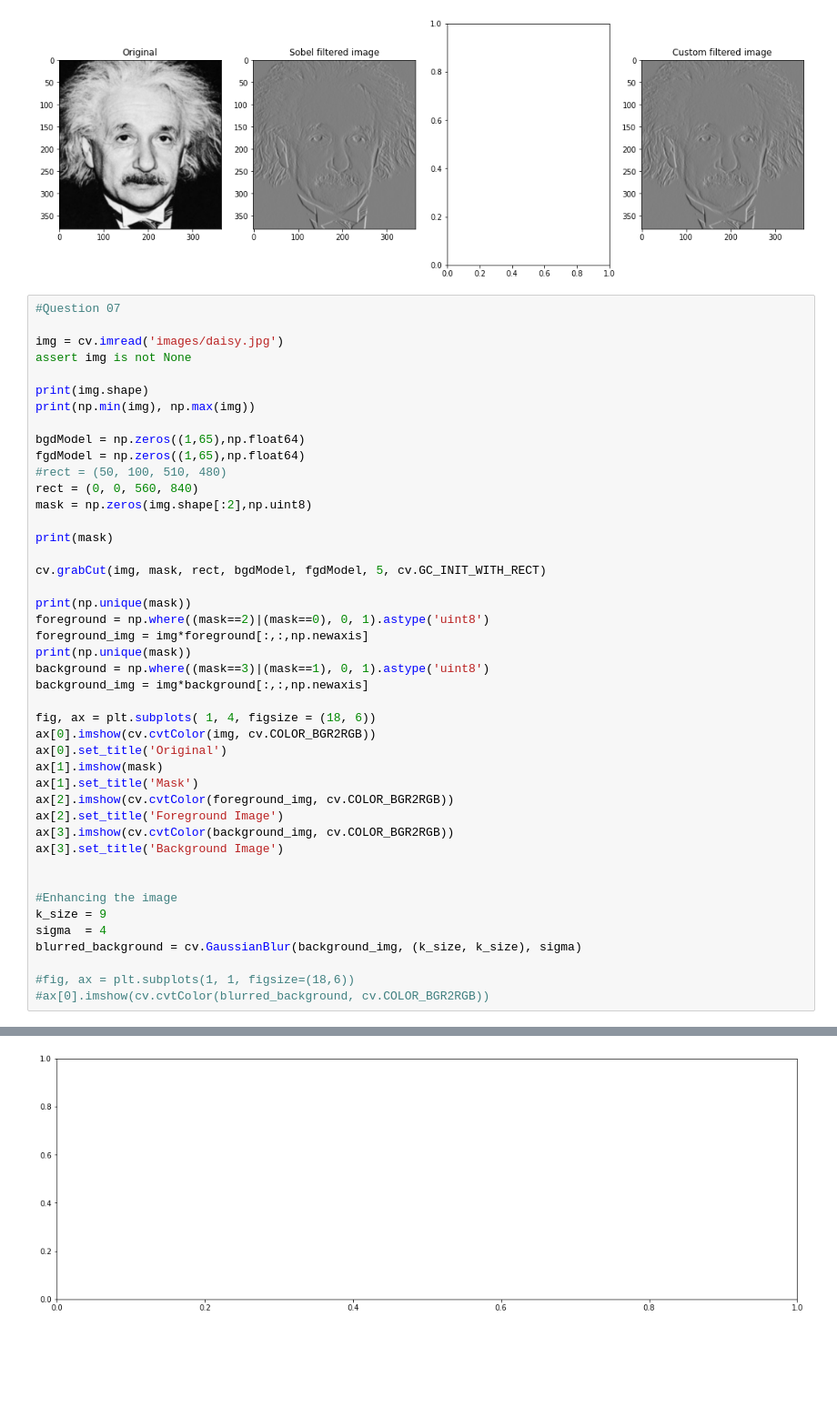
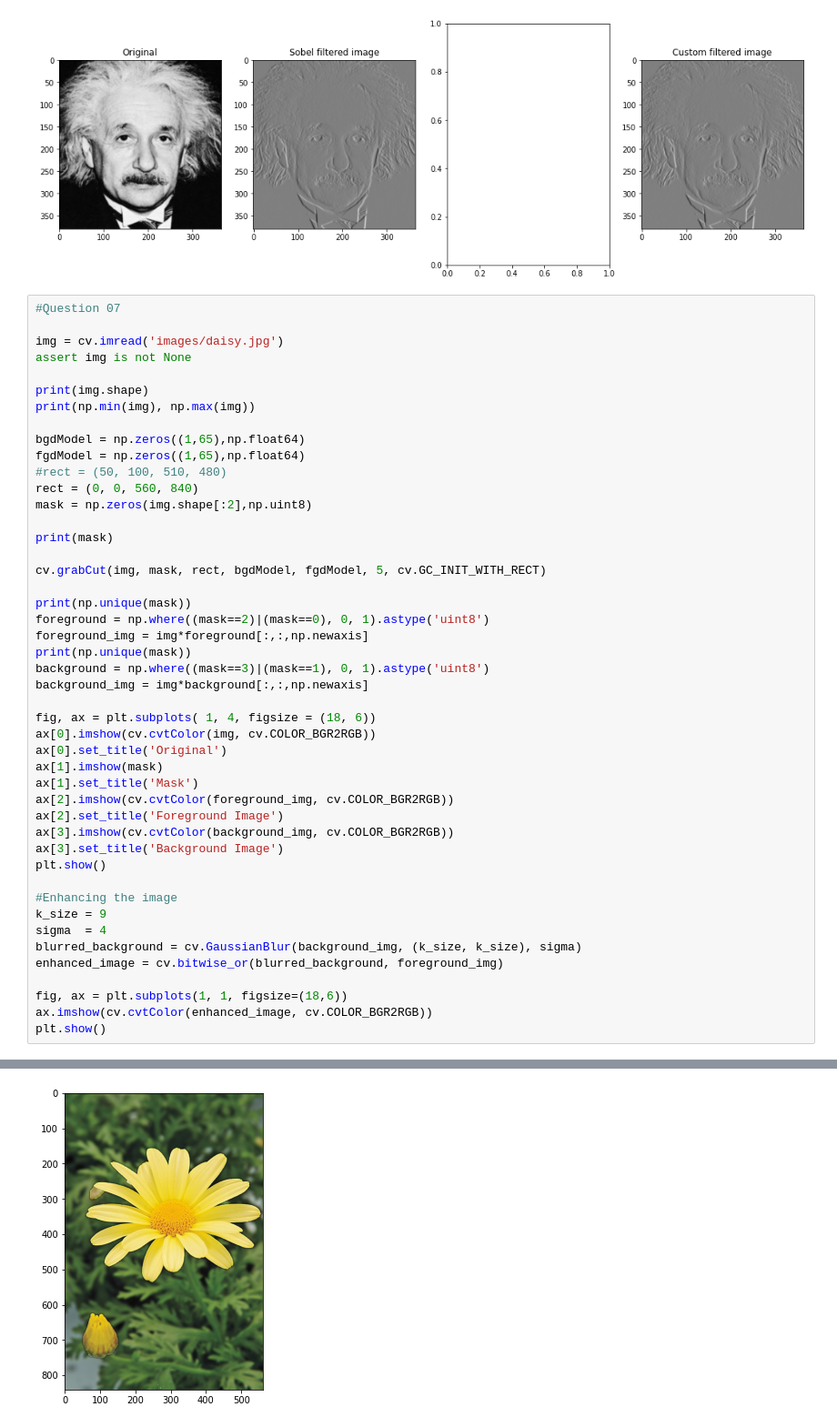
Before and after one commit to Dumindu-Bandara/en2550-fundamentals-of-image-processing-and-machine-vision, a Jupyter notebook: Assignment_1/Assignment_1.ipynb, the cells around one changed output, grey strips where cells are left out. Shown at 91% size. Cells and saved outputs as stored; diff of their text form; blank space fills up the shorter version.

```diff
--- a/Assignment_1/Assignment_1.ipynb
+++ b/Assignment_1/Assignment_1.ipynb
@@ -274,15 +337,17 @@ ax[2].imshow(cv.cvtColor(foreground_img, cv.COLOR_BGR2RGB))
 ax[2].set_title('Foreground Image')
 ax[3].imshow(cv.cvtColor(background_img, cv.COLOR_BGR2RGB))
 ax[3].set_title('Background Image')
-
+plt.show()
 
 #Enhancing the image
 k_size = 9
 sigma  = 4
 blurred_background = cv.GaussianBlur(background_img, (k_size, k_size), sigma)
+enhanced_image = cv.bitwise_or(blurred_background, foreground_img)
 
-#fig, ax = plt.subplots(1, 1, figsize=(18,6))
-#ax[0].imshow(cv.cvtColor(blurred_background, cv.COLOR_BGR2RGB))
+fig, ax = plt.subplots(1, 1, figsize=(18,6))
+ax.imshow(cv.cvtColor(enhanced_image, cv.COLOR_BGR2RGB))
+plt.show()
 # %% [output]
 (841, 561, 3)
 0 255
@@ -299,2 +363,2 @@ TypeError: 'AxesSubplot' object is not subscriptable
 [figure]
-[figure, old version]
+[figure, new version]
```
Also changed, not shown: parts of 5 cells of this notebook.
